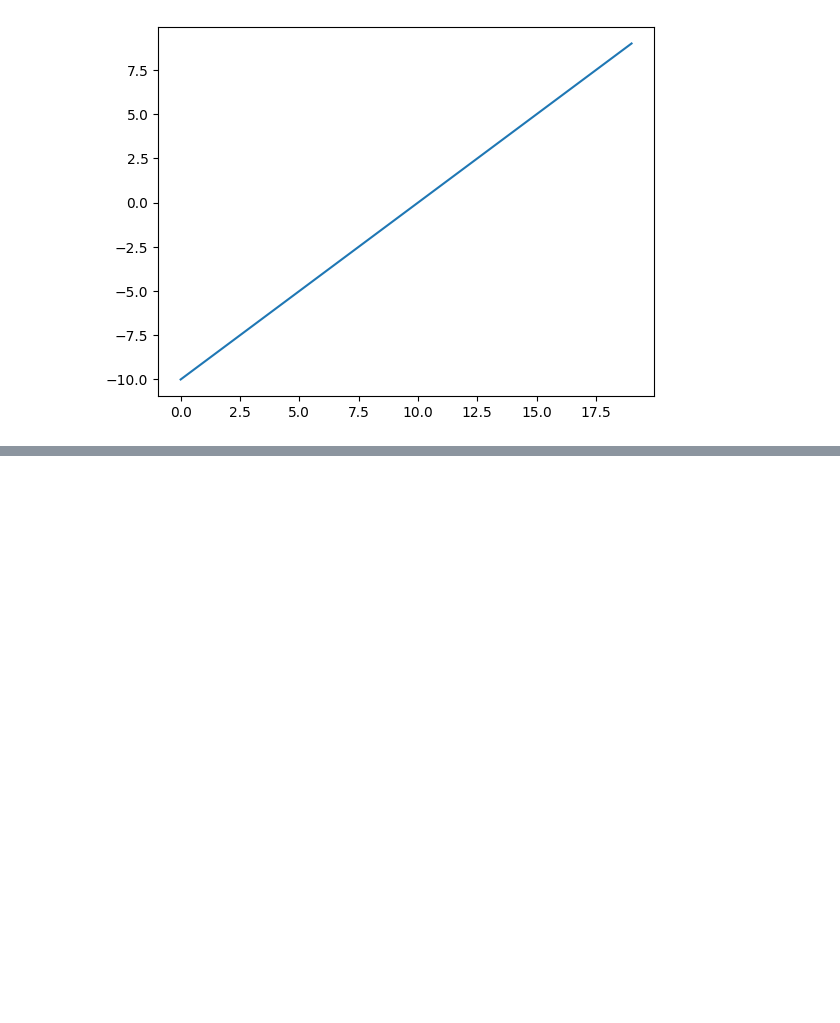
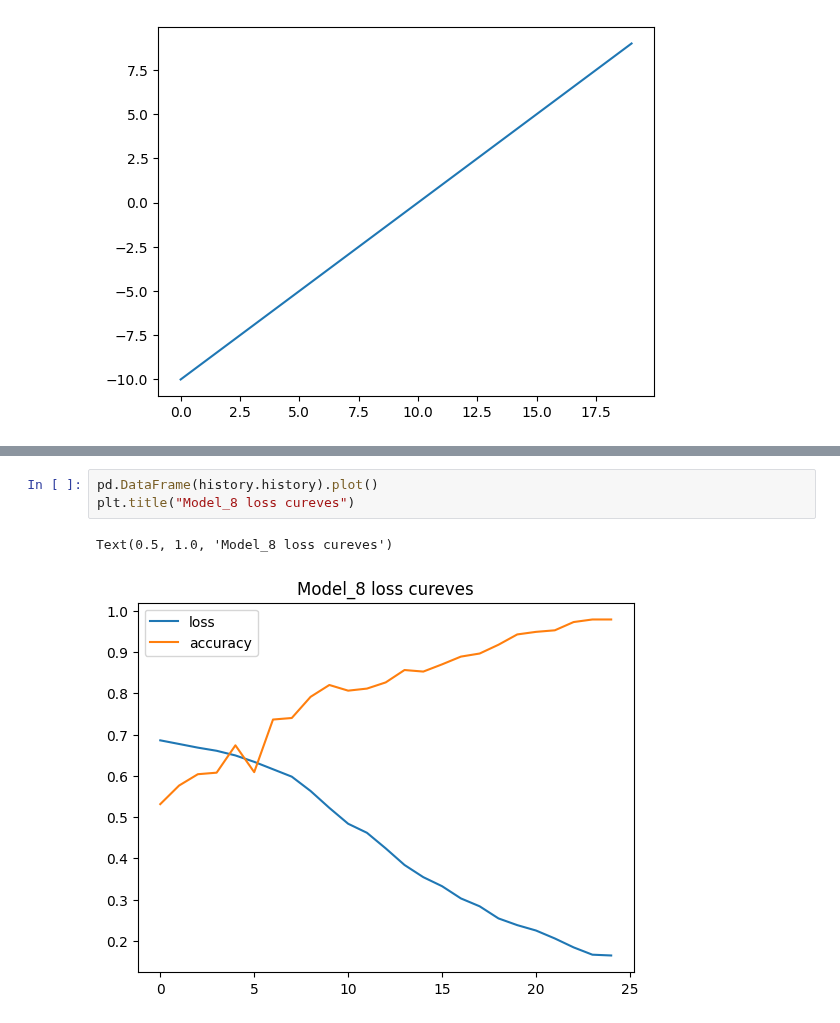
Before and after one commit to sakshamkumar1/tensorflow-notebooks, a Jupyter notebook: 02_neural_network_classifiction_with_tensorflow.ipynb, the cells around one changed output, grey strips where cells are left out. Drawn from its saved outputs; the diff is of its cells as text; blank space fills up the shorter version.

```diff
--- a/02_neural_network_classifiction_with_tensorflow.ipynb
+++ b/02_neural_network_classifiction_with_tensorflow.ipynb
@@ -419,0 +535,6 @@ plt.plot(A)
+# %%
+pd.DataFrame(history.history).plot()
+plt.title("Model_8 loss cureves")
+# %% [output]
+Text(0.5, 1.0, 'Model_8 loss cureves')
+[figure, added]
```
Also changed, not shown: parts of 25 cells of this notebook.
